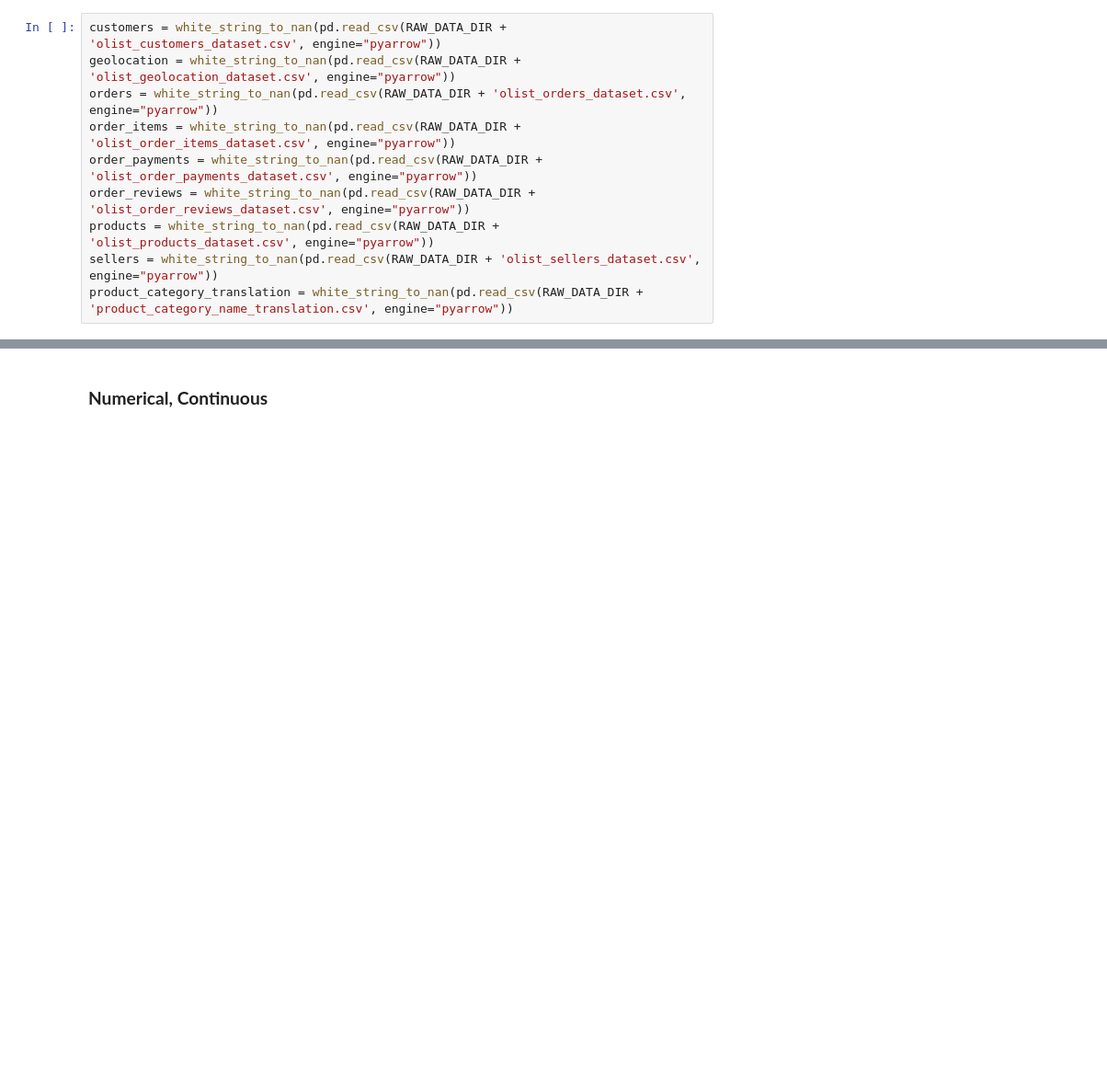
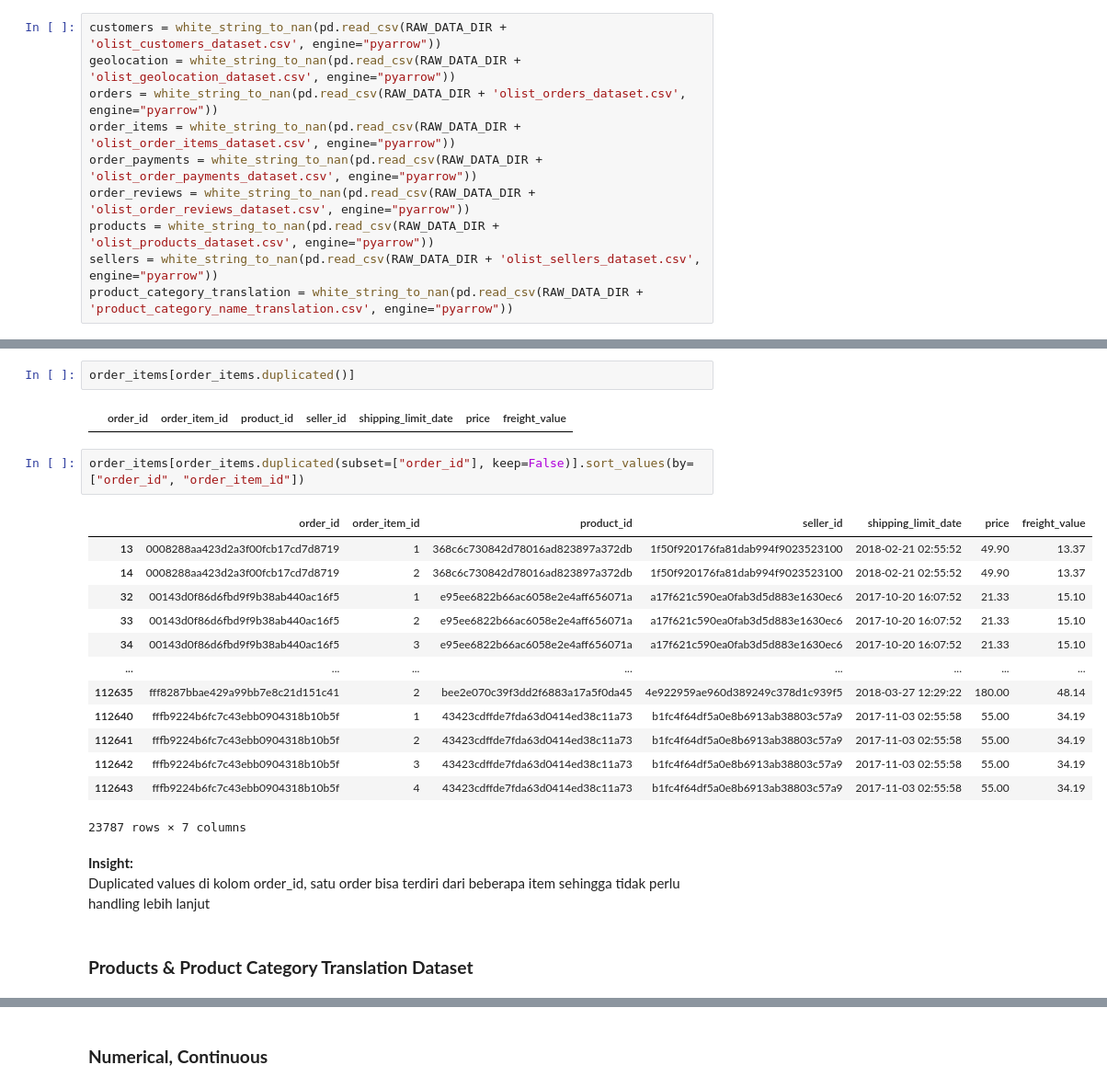
Before and after one commit to aridiawan/ecommerce-analysis, a Jupyter notebook: notebooks/1.0.2-data-preparation.ipynb, the cells around one changed output, grey strips where cells are left out. Shown at 92% size. Cells and saved outputs as stored; diff of their text form; blank space fills up the shorter version.

```diff
--- a/notebooks/1.0.2-data-preparation.ipynb
+++ b/notebooks/1.0.2-data-preparation.ipynb
@@ -530,0 +80,25 @@ memory usage: 27.2+ MB
+# %%
+order_items[order_items.duplicated()]
+# %% [output]
+|  | order_id | order_item_id | product_id | seller_id | shipping_limit_date | price | freight_value |
+# %%
+order_items[order_items.duplicated(subset=["order_id"], keep=False)].sort_values(by=["order_id", "order_item_id"])
+# %% [output]
+|  | order_id | order_item_id | product_id | seller_id | shipping_limit_date | price | freight_value |
+| 13 | 0008288aa423d2a3f00fcb17cd7d8719 | 1 | 368c6c730842d78016ad823897a372db | 1f50f920176fa81dab994f9023523100 | 2018-02-21 02:55:52 | 49.90 | 13.37 |
+| 14 | 0008288aa423d2a3f00fcb17cd7d8719 | 2 | 368c6c730842d78016ad823897a372db | 1f50f920176fa81dab994f9023523100 | 2018-02-21 02:55:52 | 49.90 | 13.37 |
+| 32 | 00143d0f86d6fbd9f9b38ab440ac16f5 | 1 | e95ee6822b66ac6058e2e4aff656071a | a17f621c590ea0fab3d5d883e1630ec6 | 2017-10-20 16:07:52 | 21.33 | 15.10 |
+| 33 | 00143d0f86d6fbd9f9b38ab440ac16f5 | 2 | e95ee6822b66ac6058e2e4aff656071a | a17f621c590ea0fab3d5d883e1630ec6 | 2017-10-20 16:07:52 | 21.33 | 15.10 |
+| 34 | 00143d0f86d6fbd9f9b38ab440ac16f5 | 3 | e95ee6822b66ac6058e2e4aff656071a | a17f621c590ea0fab3d5d883e1630ec6 | 2017-10-20 16:07:52 | 21.33 | 15.10 |
+| ... | ... | ... | ... | ... | ... | ... | ... |
+| 112635 | fff8287bbae429a99bb7e8c21d151c41 | 2 | bee2e070c39f3dd2f6883a17a5f0da45 | 4e922959ae960d389249c378d1c939f5 | 2018-03-27 12:29:22 | 180.00 | 48.14 |
+| 112640 | fffb9224b6fc7c43ebb0904318b10b5f | 1 | 43423cdffde7fda63d0414ed38c11a73 | b1fc4f64df5a0e8b6913ab38803c57a9 | 2017-11-03 02:55:58 | 55.00 | 34.19 |
+| 112641 | fffb9224b6fc7c43ebb0904318b10b5f | 2 | 43423cdffde7fda63d0414ed38c11a73 | b1fc4f64df5a0e8b6913ab38803c57a9 | 2017-11-03 02:55:58 | 55.00 | 34.19 |
+| 112642 | fffb9224b6fc7c43ebb0904318b10b5f | 3 | 43423cdffde7fda63d0414ed38c11a73 | b1fc4f64df5a0e8b6913ab38803c57a9 | 2017-11-03 02:55:58 | 55.00 | 34.19 |
+| 112643 | fffb9224b6fc7c43ebb0904318b10b5f | 4 | 43423cdffde7fda63d0414ed38c11a73 | b1fc4f64df5a0e8b6913ab38803c57a9 | 2017-11-03 02:55:58 | 55.00 | 34.19 |
+23787 rows × 7 columns
+# %% [markdown]
+**Insight:**<br>
+Duplicated values di kolom order_id, satu order bisa terdiri dari beberapa item sehingga tidak perlu handling lebih lanjut
+# %% [markdown]
+### **Products & Product Category Translation Dataset**
```
Also changed, not shown: parts of 123 cells of this notebook.
